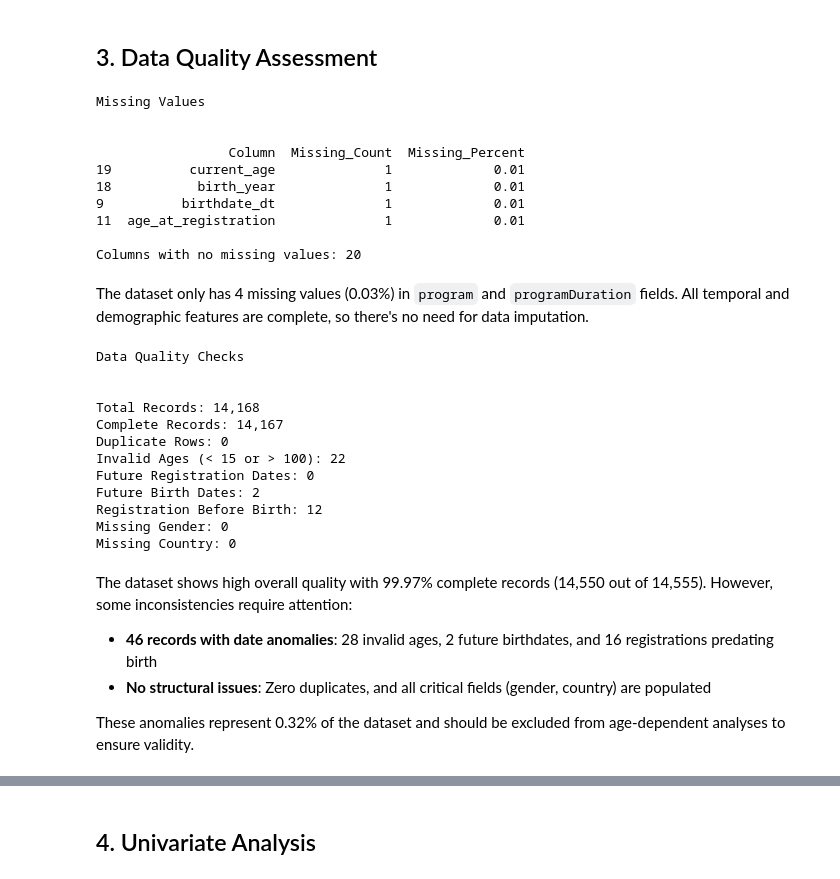
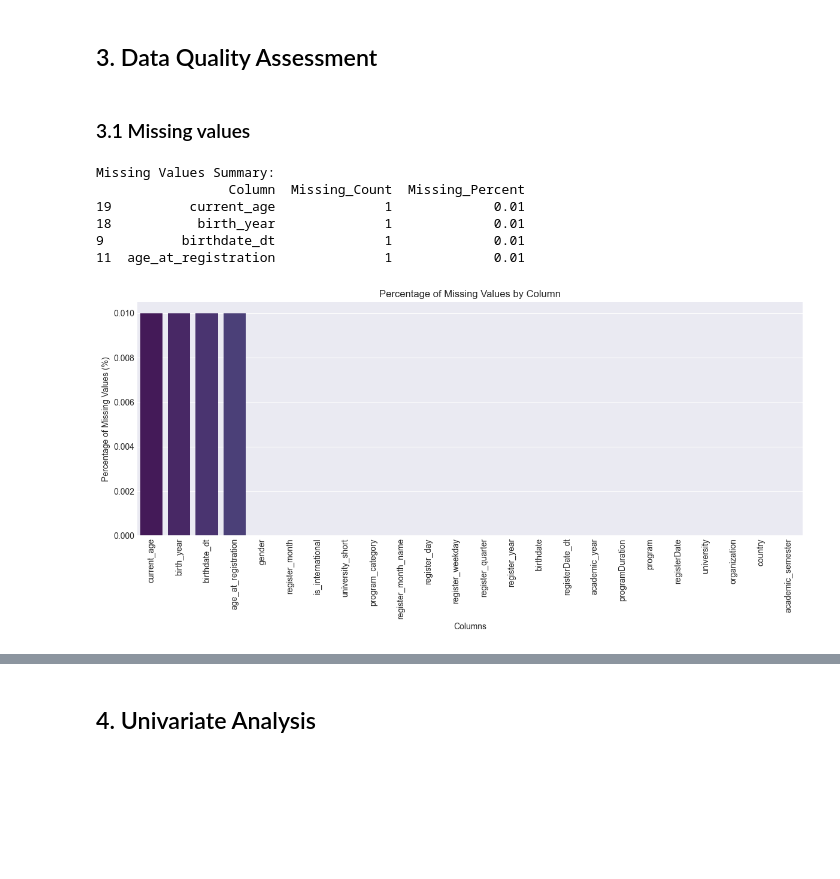
Before and after one commit to franciscopana/M.IA_Time-Series-Forecasting, a Jupyter notebook: eda.ipynb, the cells around one changed output, grey strips where cells are left out. Drawn from its saved outputs; the diff is of its cells as text; code cells hidden in the pictures; blank space fills up the shorter version.

```diff
--- a/eda.ipynb
+++ b/eda.ipynb
@@ -127,66 +153,31 @@ Columns: ['gender', 'birthdate', 'country', 'organization', 'university', 'regis
 # %% [markdown]
 ## 3. Data Quality Assessment
+# %% [markdown]
+### 3.1 Missing values
 # %%
 missing_summary = pd.DataFrame({
     'Column': df.columns,
     'Missing_Count': df.isnull().sum().values,
     'Missing_Percent': (df.isnull().sum().values / len(df) * 100).round(2)
 }).sort_values('Missing_Count', ascending=False)
 
-print("\n")
-print("Missing Values")
-print("\n")
+
+print("Missing Values Summary:")
 print(missing_summary[missing_summary['Missing_Count'] > 0])
-print(f"\nColumns with no missing values: {len(missing_summary[missing_summary['Missing_Count'] == 0])}")
+
+plt.figure(figsize=(12, 6))
+sns.barplot(data=missing_summary, x='Column', y='Missing_Percent', palette='viridis')
+plt.xticks(rotation=90)
+plt.title('Percentage of Missing Values by Column')
+plt.ylabel('Percentage of Missing Values (%)')
+plt.xlabel('Columns')
+plt.tight_layout()
+plt.show()
 # %% [output]
-Missing Values
-
-
+Missing Values Summary:
                  Column  Missing_Count  Missing_Percent
 19          current_age              1             0.01
 18           birth_year              1             0.01
 9          birthdate_dt              1             0.01
 11  age_at_registration              1             0.01
-
-Columns with no missing values: 20
+[figure, added]
-# %% [markdown]
-
-The dataset only has 4 missing values (0.03%) in `program` and `programDuration` fields. All temporal and demographic features are complete, so there's no need for data imputation.
-# %%
-quality_checks = {
-    'Total Records': len(df),
-    'Complete Records': len(df.dropna()),
-    'Duplicate Rows': df.duplicated().sum(),
-    'Invalid Ages (< 15 or > 100)': ((df['age_at_registration'] < 15) | (df['age_at_registration'] > 100)).sum(),
-    'Future Registration Dates': (df['registerDate_dt'] > current_date).sum(),
-    'Future Birth Dates': (df['birthdate_dt'] > current_date).sum(),
-    'Registration Before Birth': (df['registerDate_dt'] < df['birthdate_dt']).sum(),
-    'Missing Gender': df['gender'].isnull().sum(),
-    'Missing Country': df['country'].isnull().sum(),
-}
-
-print("\n")
-print("Data Quality Checks")
-print("\n")
-for check, value in quality_checks.items():
-    print(f"{check}: {value:,}")
-# %% [output]
-Data Quality Checks
-
-
-Total Records: 14,168
-Complete Records: 14,167
-Duplicate Rows: 0
-Invalid Ages (< 15 or > 100): 22
-Future Registration Dates: 0
-Future Birth Dates: 2
-Registration Before Birth: 12
-Missing Gender: 0
-Missing Country: 0
-# %% [markdown]
-The dataset shows high overall quality with 99.97% complete records (14,550 out of 14,555). However, some inconsistencies require attention:
-
-- **46 records with date anomalies**: 28 invalid ages, 2 future birthdates, and 16 registrations predating birth
-- **No structural issues**: Zero duplicates, and all critical fields (gender, country) are populated
-
-These anomalies represent 0.32% of the dataset and should be excluded from age-dependent analyses to ensure validity.
```
Also changed, not shown: parts of 45 cells of this notebook.
